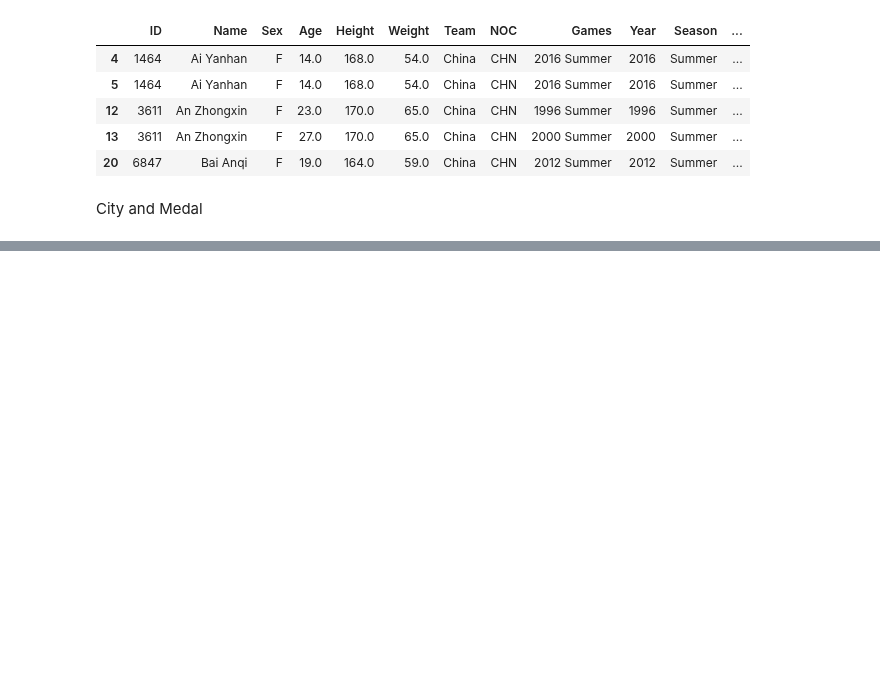
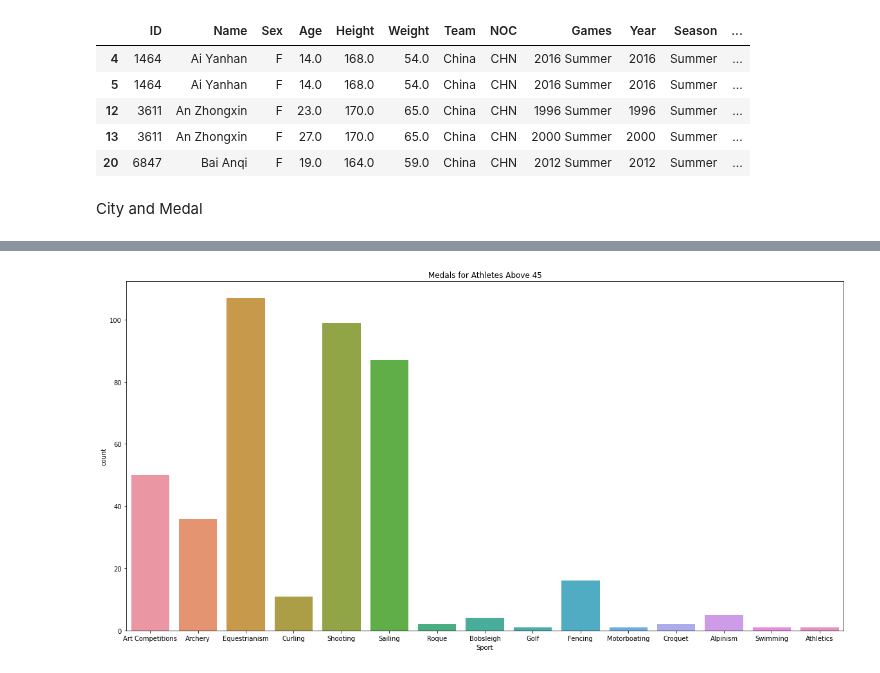
Before and after one commit to Nourankh20/Data-Visualization, a Jupyter notebook: Visualization.ipynb, the cells around one changed output, grey strips where cells are left out. Drawn from its saved outputs; the diff is of its cells as text; code cells hidden in the pictures; blank space fills up the shorter version.

```diff
--- a/Visualization.ipynb
+++ b/Visualization.ipynb
@@ -481,3 +481,13 @@ plt.show()
+# %%
+
+masterDisciplines = tmp_medal['Sport'][tmp_medal['Age'] > 45]
+plt.figure(figsize=(20, 10))
+plt.tight_layout()
+sns.countplot(masterDisciplines)
+plt.title('Medals for Athletes Above 45')
+plt.show()
+# %% [output]
+[figure, added]
 # %%
 medals_graphs = df.groupby(['region','Medal'])['Medal'].count().unstack().fillna(0).astype(int)
 
```
Also changed, not shown: parts of 22 cells of this notebook.
